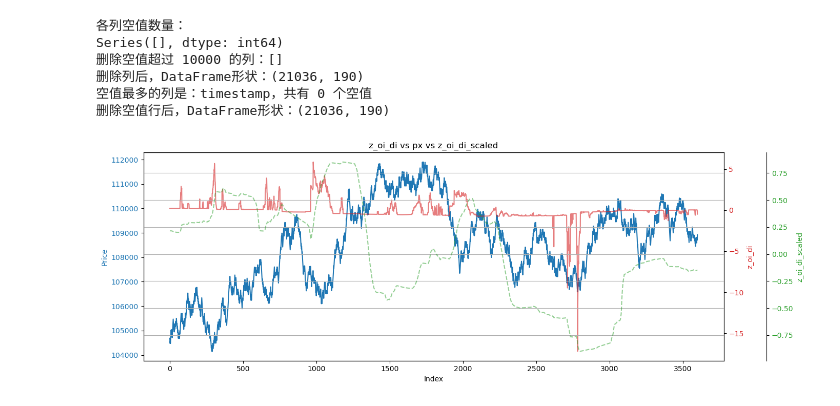
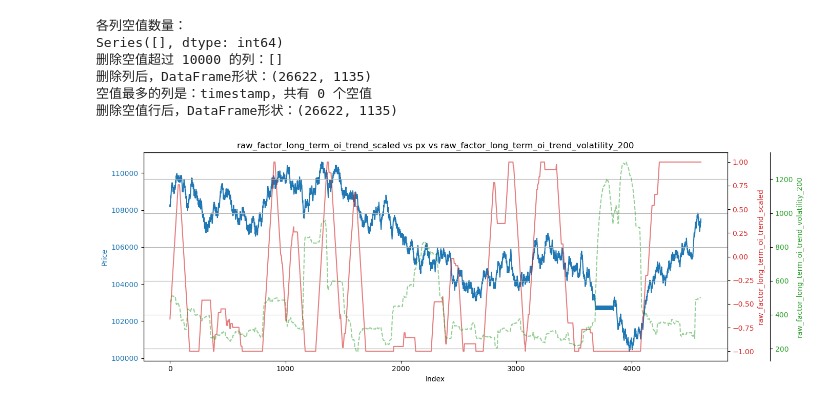
Before and after one commit to Lqz13Th/machine_learning, a Jupyter notebook: feature_engineering/verify_features.ipynb, the cells around one changed output. Drawn from its saved outputs; the diff is of its cells as text; code cells hidden in the pictures.

```diff
--- a/feature_engineering/verify_features.ipynb
+++ b/feature_engineering/verify_features.ipynb
@@ -376,6 +232,7 @@ def rolling_mean_tanh_scaled_expr(
         pl.col(col)
         .rolling_mean(window, min_samples=1)
         .tanh()
+        .rolling_mean(window, min_samples=1)
         .alias(scaled_col)
     )
 
@@ -412,19 +269,19 @@ def rolling_ic_ir_icto_index(
     feature_cols = [
         col for col in df.columns
         if col.endswith("_scaled")
-            and col.startswith("z_")
+            and (col.startswith("z_") or col.startswith("raw_"))
             and all(not col.startswith(prefix) for prefix in exclude_prefixes)
             and not col.startswith("future_return_")
             and col != "px"
     ]
 
-    feature_cols = [
-        col for col in df.columns
-        if col.startswith("z_")
-            and all(not col.startswith(prefix) for prefix in exclude_prefixes)
-            and not col.startswith("future_return_")
-            and col != "px"
-    ]
+    # feature_cols = [
+    #     col for col in df.columns
+    #     if col.startswith("z_")
+    #         and all(not col.startswith(prefix) for prefix in exclude_prefixes)
+    #         and not col.startswith("future_return_")
+    #         and col != "px"
+    # ]
 
     n = df.height
     results = []
@@ -489,7 +346,7 @@ def rolling_ic_ir_icto_index(
         .sort("icto", descending=True)
     )
 # %%
-origin_df = pl.read_csv("C:/quant/data/binance_resampled_data/BTCUSDT_factors_threshold0.001_rolling2000.csv")
+origin_df = pl.read_csv("C:/quant/data/binance_resampled_data/BTCUSDT_factors_threshold0.001_rolling200.csv")
 monthly_dataframes = split_df_by_month(origin_df)
 print(monthly_dataframes)
 # %% [output]
@@ -512,33 +369,32 @@ print(monthly_dataframes)
 └──────────────────┴──────────┴────────────┴─────────────┴───┴───────────────────────┴──────────────────────┴──────────────────────┴──────────────┘]
 # %%
-# mo_df = batch_apply_transforms(origin_df, 2000, 1)
-# mo_df = batch_apply_transforms(monthly_dataframes[0], 500, 1)
+mo_df = batch_apply_transforms(origin_df, 200, 1)
+# mo_df = batch_apply_transforms(monthly_dataframes[-2], 500, 1)
 
-mo_df = origin_df
+# mo_df = origin_df
 print(f"Polars DataFrame size: {mo_df.estimated_size() / (1024 ** 2):.4f} MB")
 
 prices_np = mo_df["px"].to_numpy()[:20000]
 avg_steps_05pct = avg_steps_to_volatility(prices_np, 0.005)
 avg_steps_1pct = avg_steps_to_volatility(prices_np, 0.01)
 avg_steps_2pct = avg_steps_to_volatility(prices_np, 0.02)
-avg_steps_5pct = avg_steps_to_volatility(prices_np, 0.05)
+# avg_steps_5pct = avg_steps_to_volatility(prices_np, 0.05)
 print("波动 ±0.5% 的均值步数:", avg_steps_05pct)
 print("波动 ±1% 的均值步数:", avg_steps_1pct)
 print("波动 ±2% 的均值步数:", avg_steps_2pct)
-print("波动 ±5% 的均值步数:", avg_steps_5pct)
-# avg_steps_2pct = 1200
+# print("波动 ±5% 的均值步数:", avg_steps_5pct)
 
 # cal future ret
 mo_df = mo_df.with_columns([
     future_return_expr("px", avg_steps_05pct),
     future_return_expr("px", avg_steps_1pct),
     future_return_expr("px", avg_steps_2pct),
-    future_return_expr("px", avg_steps_5pct),
+    # future_return_expr("px", avg_steps_5pct),
 
 ])
 print(mo_df)
 
-mo_df = rolling_mean_tanh_normalize(mo_df, 500)
+mo_df = rolling_mean_tanh_normalize(mo_df, 50)
 
 mo_df = clean_df_drop_nulls(mo_df)
 # %% [output]
@@ -581,6 +437,6 @@ shape: (9, 2)
 | "max" | 9749.087 |
 # %%
 exclude_prefixes = ['px', 'timestamp', 'timestamp_dt', 'symbol']
-target_col = f"future_return_{avg_steps_1pct}"
+target_col = f"future_return_{avg_steps_2pct}"
 print(mo_df)
 # %% [output]
@@ -692,37 +606,37 @@ def plot_factor_price_target(
     ax2.set_ylabel(factor_name, color="tab:red")
     ax2.plot(df_plot[factor_name], color="tab:red", alpha=0.6, label=factor_name)
     ax2.tick_params(axis="y", labelcolor="tab:red")
 
     ax3 = ax1.twinx()
     ax3.spines.right.set_position(("outward", 60))  # 第三个y轴往右偏移
     ax3.set_ylabel(target_col, color="tab:green")
     ax3.plot(df_plot[target_col], color="tab:green", alpha=0.5, linestyle="--", label=target_col)
     ax3.tick_params(axis="y", labelcolor="tab:green")
 
     plt.title(f"{factor_name} vs {price_col} vs {target_col}")
     fig.tight_layout()
     plt.grid(True)
     plt.show()
 
-mo_df = rolling_mean_tanh_normalize(mo_df, 300)
+mo_df = rolling_mean_tanh_normalize(mo_df, 100)
 
 mo_df = clean_df_drop_nulls(mo_df)
 
 plot_factor_price_target(
     df=mo_df.with_columns([
         (pl.col("z_factor_impact_momentum") + pl.col("z_factor_oi_trend_slope")).rolling_mean(300).tanh()
         .alias("pread")
     ]),
-    factor_name="z_oi_di",
+    factor_name="raw_factor_long_term_oi_trend_scaled",
     price_col="px",
-    target_col="z_oi_di_scaled",  # 也可以改成别的 target，比如方向标签
-    n=3600
+    target_col="raw_factor_long_term_oi_trend_volatility_200",  # 也可以改成别的 target，比如方向标签
+    n=4600
 )
 # %% [output]
 各列空值数量：
 Series([], dtype: int64)
 删除空值超过 10000 的列：[]
-删除列后，DataFrame形状：(21036, 190)
+删除列后，DataFrame形状：(26622, 1135)
 空值最多的列是：timestamp，共有 0 个空值
-删除空值行后，DataFrame形状：(21036, 190)
+删除空值行后，DataFrame形状：(26622, 1135)
-[figure, old version]
+[figure, new version]
```
Also changed, not shown: parts of 50 cells of this notebook, 2 other files.
